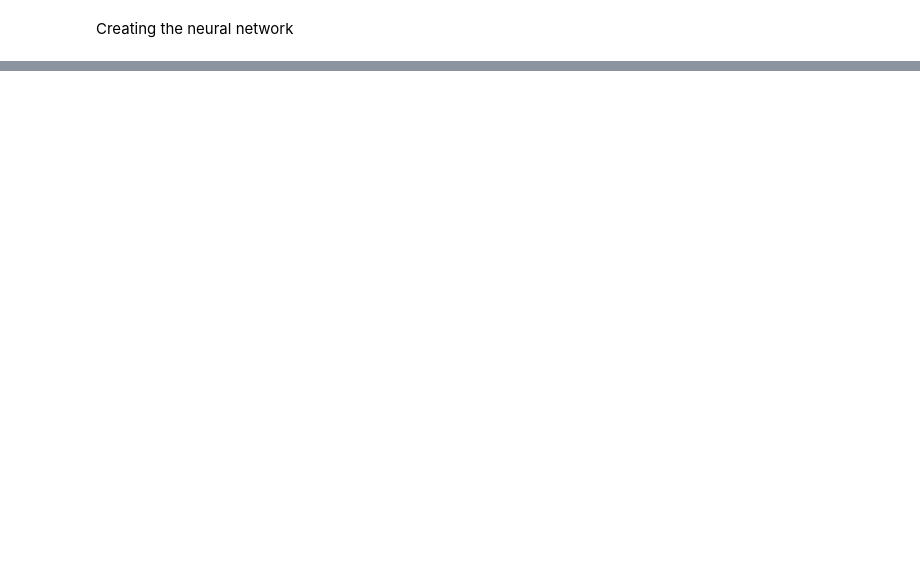
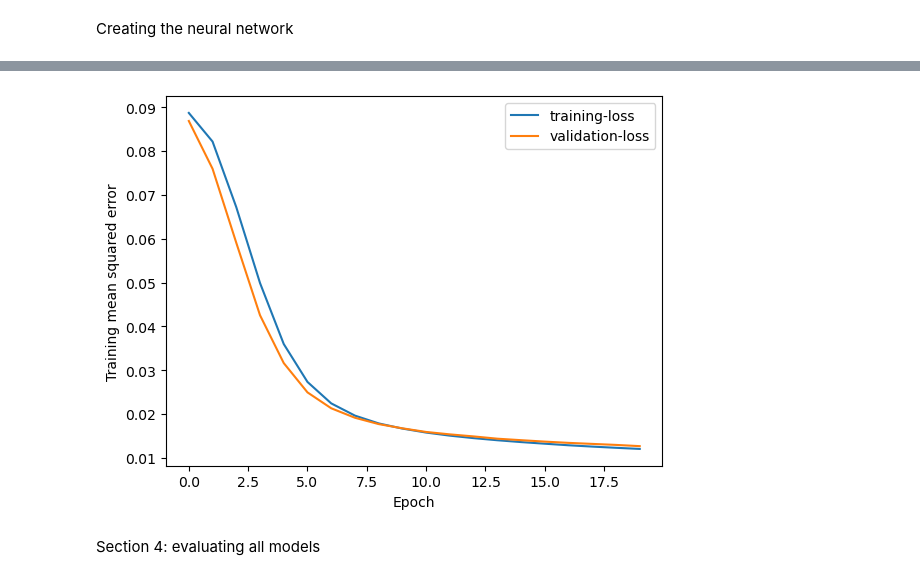
Before and after one commit to AvivBGU/Computational_Learning_ass_3, a Jupyter notebook: ch11_modified.ipynb, the cells around one changed output, grey strips where cells are left out. Cells and saved outputs as stored; diff of their text form; code cells hidden in the pictures; blank space fills up the shorter version.

```diff
--- a/ch11_modified.ipynb
+++ b/ch11_modified.ipynb
@@ -600,0 +729,12 @@ evaluate_ann(ann_dense_model, test_loader, NUM_CLASSES)
+# %%
+plt.figure()
+plt.plot(range(len(train_losses)), train_losses, label="training-loss")
+plt.plot(range(len(val_losses)), val_losses, label="validation-loss")
+plt.ylabel("Training mean squared error")
+plt.xlabel("Epoch")
+plt.legend()
+plt.show()
+# %% [output]
+[figure, added]
+# %% [markdown]
+Section 4: evaluating all models
```
Also changed, not shown: parts of 26 cells of this notebook.
